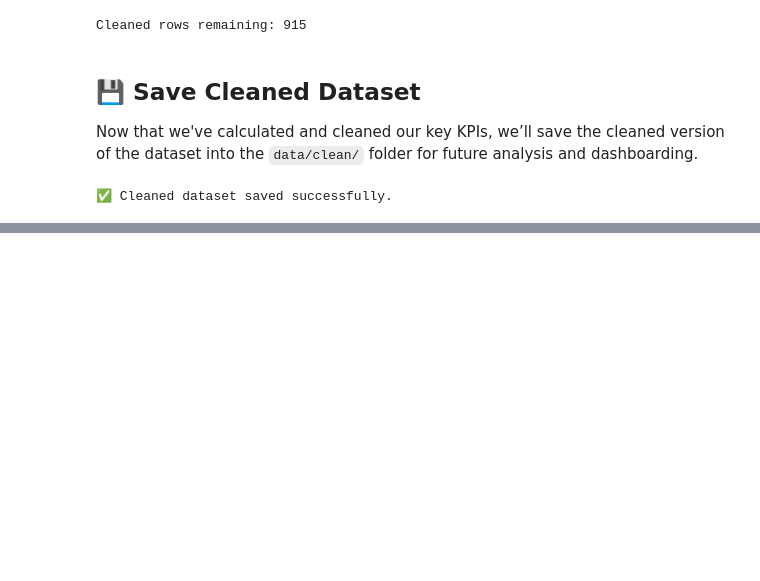
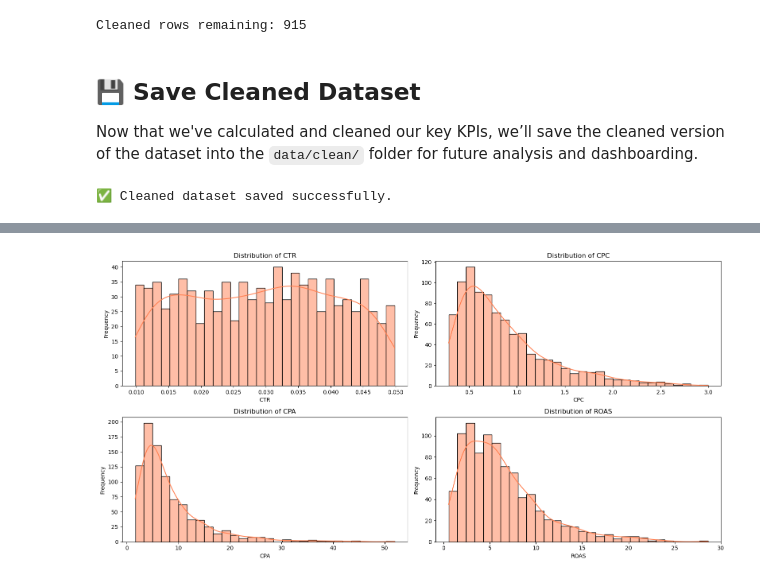
Before and after one commit to giorgidzebisashvili4/media-spend-optimization, a Jupyter notebook: notebooks/media_analysis_eda.ipynb, the cells around one changed output, grey strips where cells are left out. Drawn from its saved outputs; the diff is of its cells as text; code cells hidden in the pictures; blank space fills up the shorter version.

```diff
--- a/notebooks/media_analysis_eda.ipynb
+++ b/notebooks/media_analysis_eda.ipynb
@@ -180,0 +211,15 @@ print("✅ Cleaned dataset saved successfully.")
+# %%
+kpis = ['CTR', 'CPC', 'CPA', 'ROAS']
+plt.figure(figsize=(16, 8))
+
+for i, kpi in enumerate(kpis, 1):
+    plt.subplot(2, 2, i)
+    sns.histplot(df[kpi], kde=True, bins=30, color='coral')
+    plt.title(f'Distribution of {kpi}')
+    plt.xlabel(kpi)
+    plt.ylabel('Frequency')
+
+plt.tight_layout()
+plt.show()
+# %% [output]
+[figure, added]
```
Also changed, not shown: parts of 7 cells of this notebook, 2 other files.
